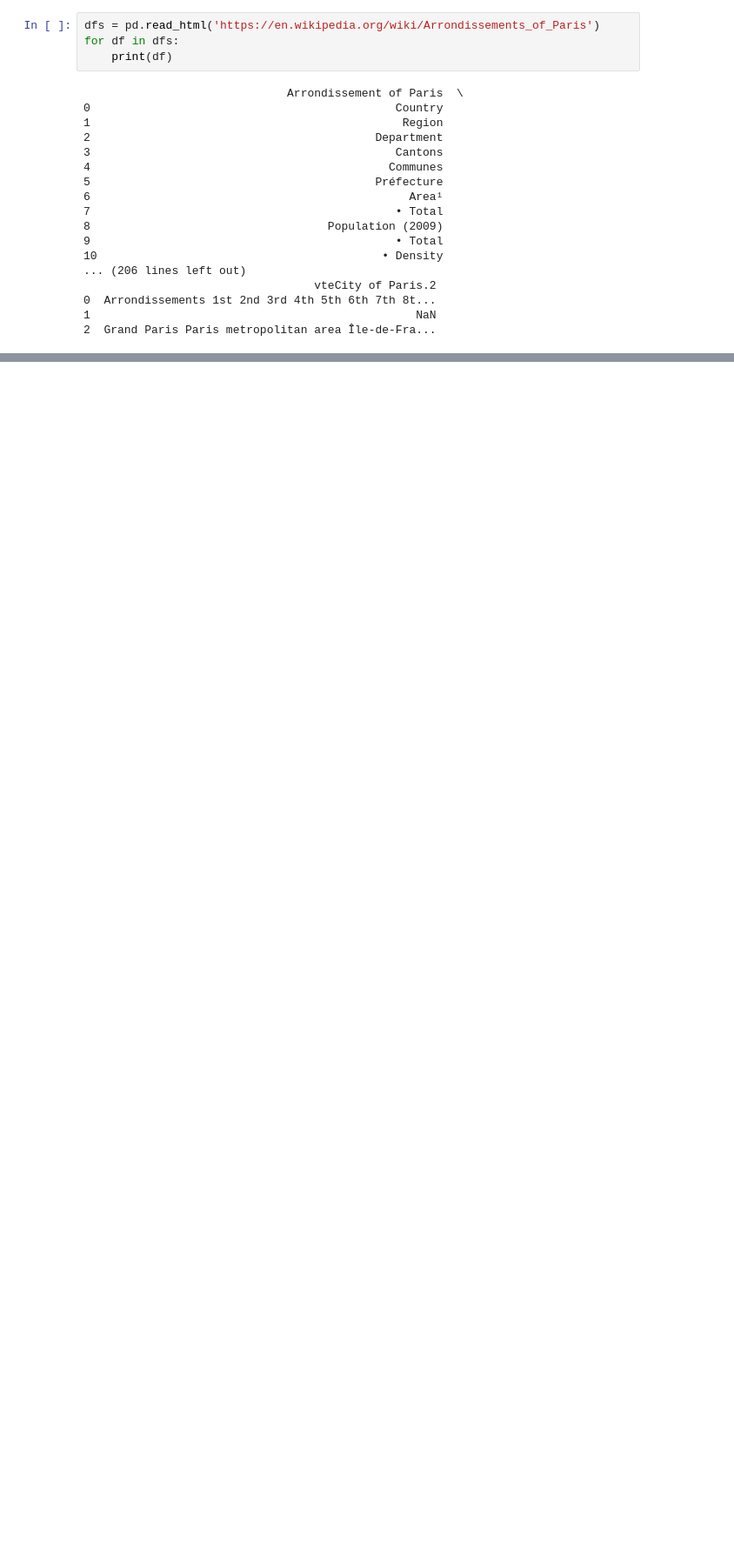
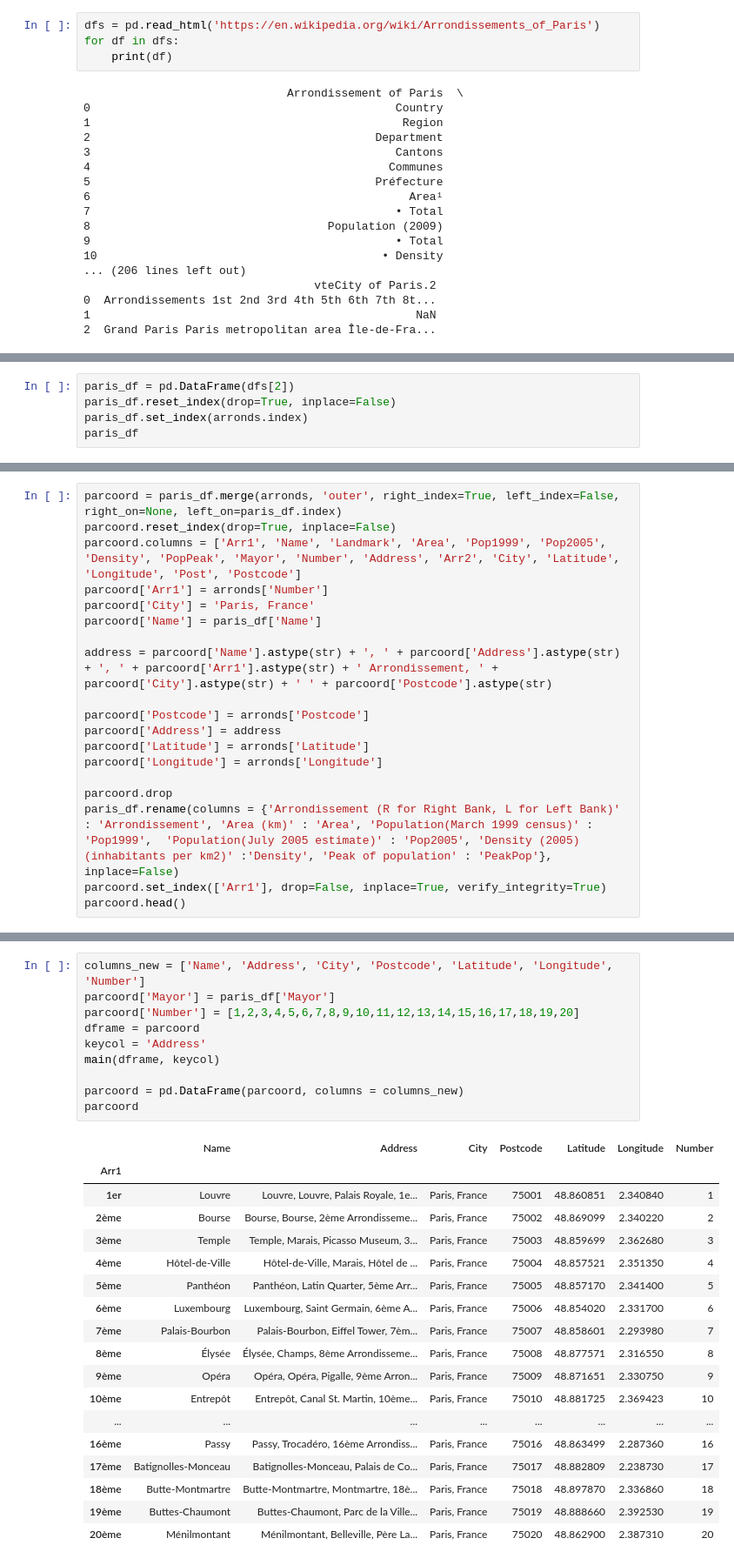
Before and after one commit to jmichaelh/Coursera_IBM_Capstone, a Jupyter notebook: paris.ipynb, the cells around one changed output, grey strips where cells are left out. Shown at 87% size. Saved outputs shown, nothing was run; the diff lists cells and outputs as text; blank space fills up the shorter version.

```diff
--- a/paris.ipynb
+++ b/paris.ipynb
@@ -429,0 +221,5 @@ atl_merged.loc[atl_merged['Cluster Labels'] == 9].groupby(['Neighborhood'], as_i
+# %%
+paris_df = pd.DataFrame(dfs[2])
+paris_df.reset_index(drop=True, inplace=False)
+paris_df.set_index(arronds.index)
+paris_df
@@ -429,0 +264,19 @@ atl_merged.loc[atl_merged['Cluster Labels'] == 9].groupby(['Neighborhood'], as_i
+# %%
+parcoord = paris_df.merge(arronds, 'outer', right_index=True, left_index=False, right_on=None, left_on=paris_df.index)
+parcoord.reset_index(drop=True, inplace=False)
+parcoord.columns = ['Arr1', 'Name', 'Landmark', 'Area', 'Pop1999', 'Pop2005', 'Density', 'PopPeak', 'Mayor', 'Number', 'Address', 'Arr2', 'City', 'Latitude', 'Longitude', 'Post', 'Postcode']
+parcoord['Arr1'] = arronds['Number']
+parcoord['City'] = 'Paris, France'
+parcoord['Name'] = paris_df['Name']
+
+address = parcoord['Name'].astype(str) + ', ' + parcoord['Address'].astype(str) + ', ' + parcoord['Arr1'].astype(str) + ' Arrondissement, ' + parcoord['City'].astype(str) + ' ' + parcoord['Postcode'].astype(str)
+
+parcoord['Postcode'] = arronds['Postcode']
+parcoord['Address'] = address
+parcoord['Latitude'] = arronds['Latitude']
+parcoord['Longitude'] = arronds['Longitude']
+
+parcoord.drop
+paris_df.rename(columns = {'Arrondissement (R for Right Bank, L for Left Bank)' : 'Arrondissement', 'Area (km)' : 'Area', 'Population(March 1999 census)' : 'Pop1999',  'Population(July 2005 estimate)' : 'Pop2005', 'Density (2005)(inhabitants per km2)' :'Density', 'Peak of population' : 'PeakPop'}, inplace=False)
+parcoord.set_index(['Arr1'], drop=False, inplace=True, verify_integrity=True)
+parcoord.head()
@@ -429,0 +291,29 @@ atl_merged.loc[atl_merged['Cluster Labels'] == 9].groupby(['Neighborhood'], as_i
+# %%
+columns_new = ['Name', 'Address', 'City', 'Postcode', 'Latitude', 'Longitude', 'Number']
+parcoord['Mayor'] = paris_df['Mayor']
+parcoord['Number'] = [1,2,3,4,5,6,7,8,9,10,11,12,13,14,15,16,17,18,19,20]
+dframe = parcoord
+keycol = 'Address'
+main(dframe, keycol)
+
+parcoord = pd.DataFrame(parcoord, columns = columns_new)
+parcoord
+# %% [output]
+|  | Name | Address | City | Postcode | Latitude | Longitude | Number |
+| Arr1 |  |  |  |  |  |  |  |
+| 1er | Louvre | Louvre, Louvre, Palais Royale, 1e... | Paris, France | 75001 | 48.860851 | 2.340840 | 1 |
+| 2ème | Bourse | Bourse, Bourse, 2ème Arrondisseme... | Paris, France | 75002 | 48.869099 | 2.340220 | 2 |
+| 3ème | Temple | Temple, Marais, Picasso Museum, 3... | Paris, France | 75003 | 48.859699 | 2.362680 | 3 |
+| 4ème | Hôtel-de-Ville | Hôtel-de-Ville, Marais, Hôtel de ... | Paris, France | 75004 | 48.857521 | 2.351350 | 4 |
+| 5ème | Panthéon | Panthéon, Latin Quarter, 5ème Arr... | Paris, France | 75005 | 48.857170 | 2.341400 | 5 |
+| 6ème | Luxembourg | Luxembourg, Saint Germain, 6ème A... | Paris, France | 75006 | 48.854020 | 2.331700 | 6 |
+| 7ème | Palais-Bourbon | Palais-Bourbon, Eiffel Tower, 7èm... | Paris, France | 75007 | 48.858601 | 2.293980 | 7 |
+| 8ème | Élysée | Élysée, Champs, 8ème Arrondisseme... | Paris, France | 75008 | 48.877571 | 2.316550 | 8 |
+| 9ème | Opéra | Opéra, Opéra, Pigalle, 9ème Arron... | Paris, France | 75009 | 48.871651 | 2.330750 | 9 |
+| 10ème | Entrepôt | Entrepôt, Canal St. Martin, 10ème... | Paris, France | 75010 | 48.881725 | 2.369423 | 10 |
+| ... | ... | ... | ... | ... | ... | ... | ... |
+| 16ème | Passy | Passy, Trocadéro, 16ème Arrondiss... | Paris, France | 75016 | 48.863499 | 2.287360 | 16 |
+| 17ème | Batignolles-Monceau | Batignolles-Monceau, Palais de Co... | Paris, France | 75017 | 48.882809 | 2.238730 | 17 |
+| 18ème | Butte-Montmartre | Butte-Montmartre, Montmartre, 18è... | Paris, France | 75018 | 48.897870 | 2.336860 | 18 |
+| 19ème | Buttes-Chaumont | Buttes-Chaumont, Parc de la Ville... | Paris, France | 75019 | 48.888660 | 2.392530 | 19 |
+| 20ème | Ménilmontant | Ménilmontant, Belleville, Père La... | Paris, France | 75020 | 48.862900 | 2.387310 | 20 |
```
Also changed, not shown: parts of 107 cells of this notebook.
